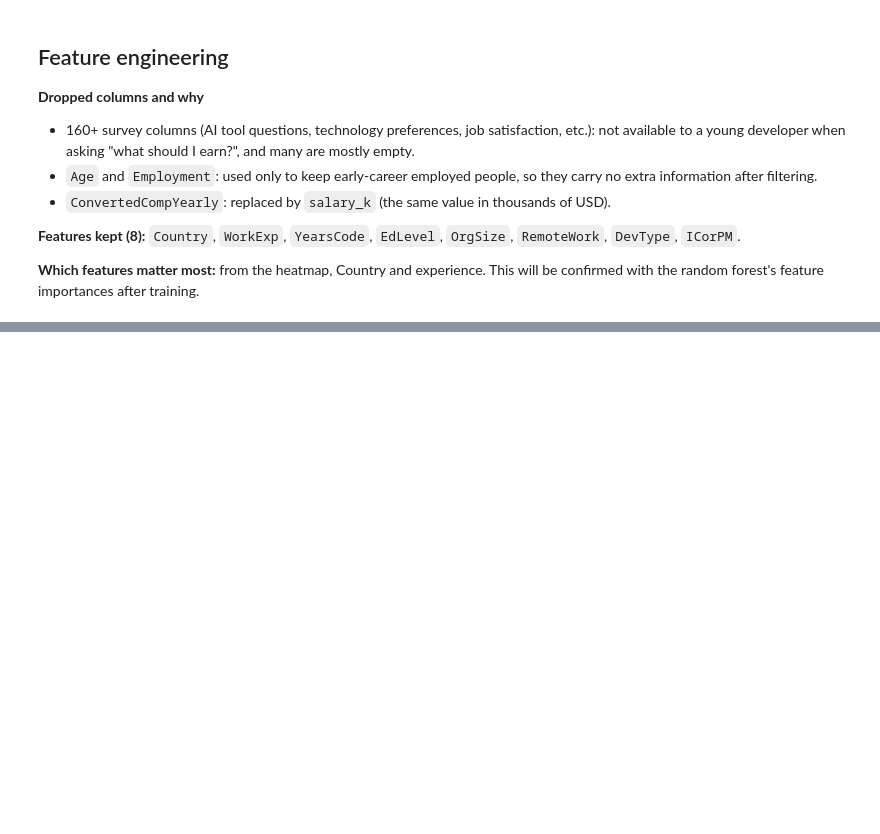
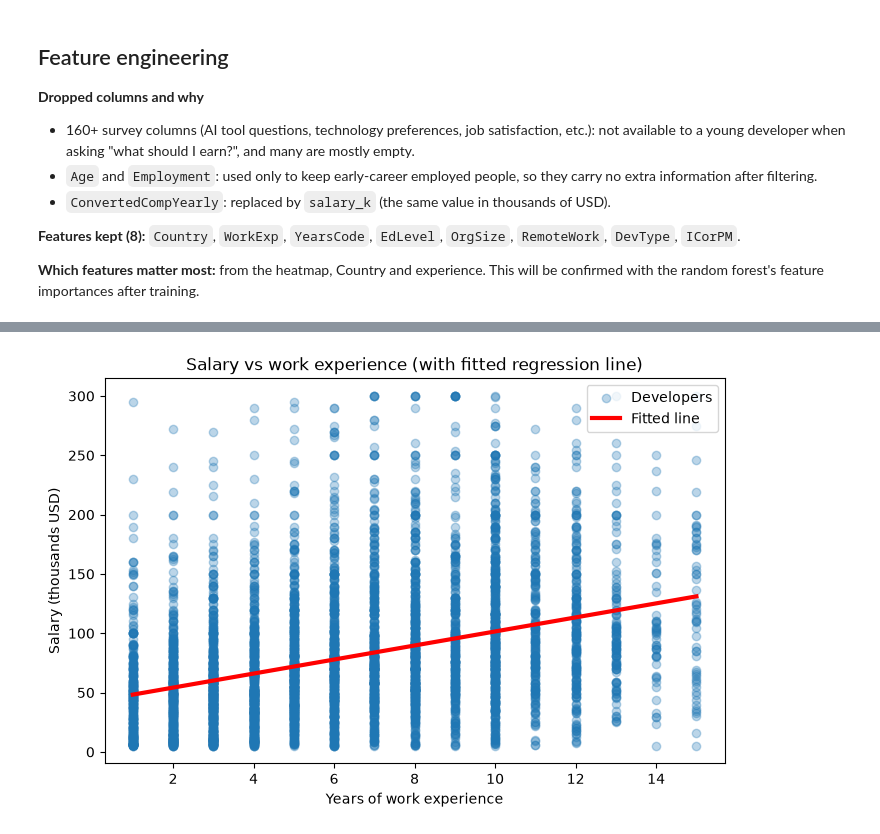
Before and after one commit to Ghislaine-i/linear_regression_model, a Jupyter notebook: summative/linear_regression/multivariate.ipynb, the cells around one changed output, grey strips where cells are left out. Drawn from its saved outputs; the diff is of its cells as text; code cells hidden in the pictures; blank space fills up the shorter version.

```diff
--- a/summative/linear_regression/multivariate.ipynb
+++ b/summative/linear_regression/multivariate.ipynb
@@ -134,0 +288,15 @@ Pay differs enormously between countries: the median in the USA is roughly six t
+# %%
+# After: one-feature linear regression, for this plot only
+one = LinearRegression().fit(df[["WorkExp"]], df["salary_k"])
+xs = pd.DataFrame({"WorkExp": np.linspace(df["WorkExp"].min(), df["WorkExp"].max(), 100)})
+
+plt.figure(figsize=(8, 5))
+plt.scatter(df["WorkExp"], df["salary_k"], alpha=0.3, label="Developers")
+plt.plot(xs["WorkExp"], one.predict(xs), color="red", linewidth=3, label="Fitted line")
+plt.xlabel("Years of work experience")
+plt.ylabel("Salary (thousands USD)")
+plt.title("Salary vs work experience (with fitted regression line)")
+plt.legend()
+plt.show()
+# %% [output]
+[figure, added]
```
Also changed, not shown: parts of 14 cells of this notebook.
